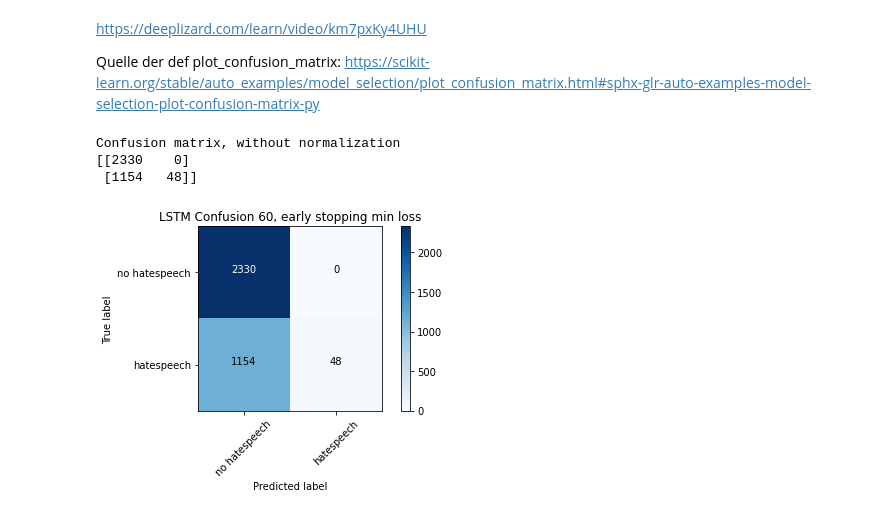
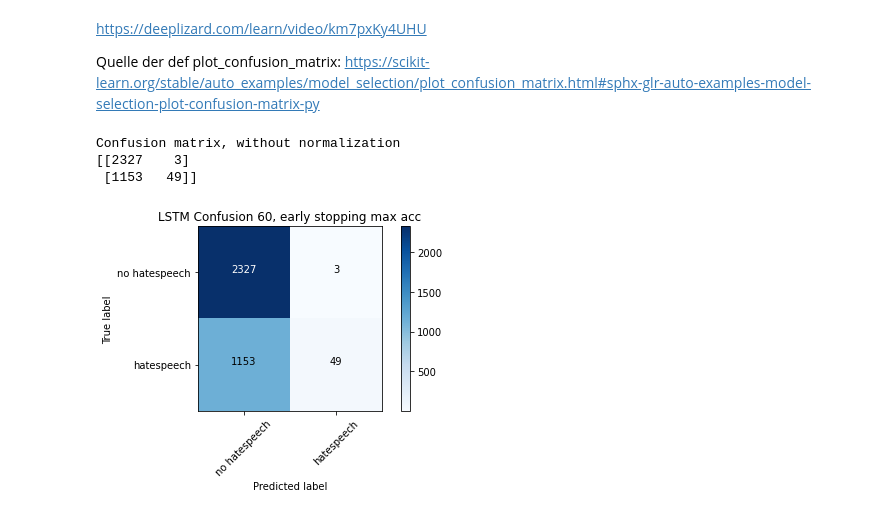
Before and after one commit to BiancaStadl/ProjektarbeitML, a Jupyter notebook: LSTM.ipynb, the cells around one changed output. Saved outputs shown, nothing was run; the diff lists cells and outputs as text; code cells hidden in the pictures.

Commit message:
LSTM 60 ES max val acc

```diff
--- a/LSTM.ipynb
+++ b/LSTM.ipynb
@@ -402,6 +402,6 @@ LSTM16052111ES04.add(tf.keras.layers.Dense(1, activation='sigmoid'))
 # %%
-LSTM16052111ES04.compile(loss='binary_crossentropy', optimizer='adam',metrics=['accuracy',metrics_recall,metrics_precision,metrics_f1])
-print(LSTM16052111ES04.summary())
+LSTM16052111ES05.compile(loss='binary_crossentropy', optimizer='adam',metrics=['accuracy',metrics_recall,metrics_precision,metrics_f1])
+print(LSTM16052111ES05.summary())
 # %% [output]
 Model: "sequential"
 _________________________________________________________________
@@ -438,13 +438,13 @@ Early Stopping as defined in keras tensorflow documentation https://www.tensorfl
 # %%
 callbackEarlyStopping = [
     keras.callbacks.EarlyStopping(
-        monitor="val_loss",
-        mode="min",
+        monitor="val_accuracy",
+        mode="max",
         patience=3,
         verbose=1,
     )
 ]
 # %%
-LSTM16052111ES04.fit(nppadded_training, nptraining_labels, batch_size=batch_size, epochs=training_epochs, validation_split=validation_split, callbacks=[callbackForTB,callbackEarlyStopping])
+LSTM16052111ES05.fit(nppadded_training, nptraining_labels, batch_size=batch_size, epochs=training_epochs, validation_split=validation_split, callbacks=[callbackForTB,callbackEarlyStopping])
 # %% [output]
 Epoch 1/30
@@ -483,5 +481,5 @@ metrics_f1) = LSTM16052111ES04.evaluate(nppadded_testing, nptesting_labels, verb
 # %%
-LSTM_predict13 = LSTM16052111ES04.predict(x=nppadded_testing)
+LSTM_predict13 = LSTM16052111ES05.predict(x=nppadded_testing)
 # %%
 #for p in LSTM_predict13:
  # print(p)
@@ -542,9 +540,9 @@ cm = confusion_matrix(y_true=nptesting_labels, y_pred=prediction_rounded13)
 # %%
 plot_labels = ['no hatespeech','hatespeech']
 # %%
-plot_confusion_matrix(cm=cm, classes=plot_labels, title='LSTM Confusion 60, early stopping min loss')
+plot_confusion_matrix(cm=cm, classes=plot_labels, title='LSTM Confusion 60, early stopping max acc')
 # %% [output]
 Confusion matrix, without normalization
-[[2330    0]
- [1154   48]]
+[[2327    3]
+ [1153   49]]
-[figure, old version]
+[figure, new version]
```
Also changed, not shown: parts of 4 cells of this notebook.
